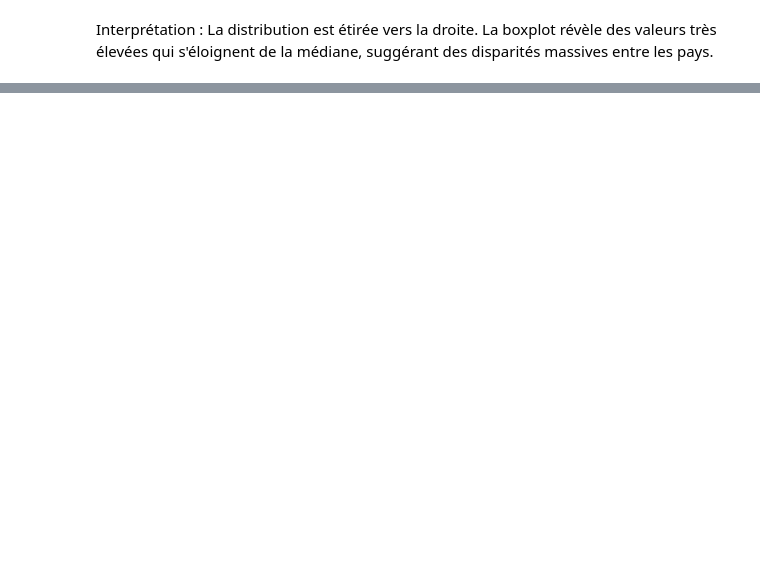
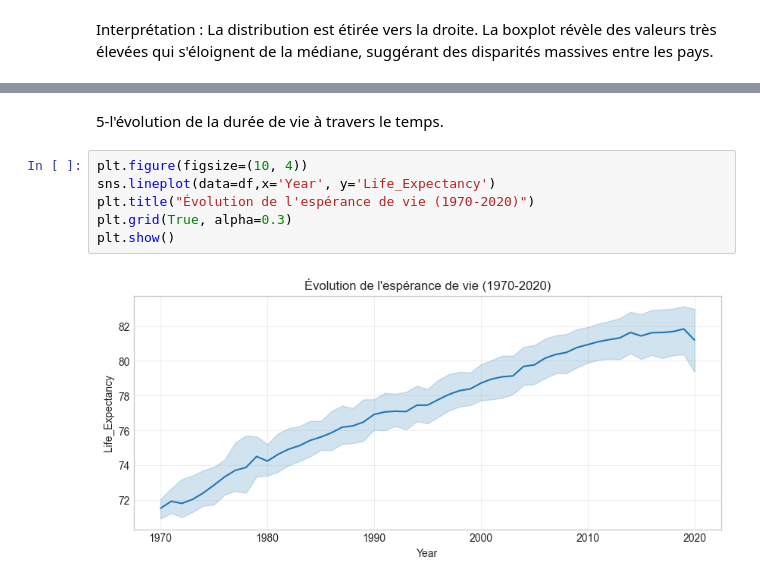
Before and after one commit to MostaphaMB/STATISTIQUES-APPLIQUEES-ET-ANALYSE-DE-DONNEES-DE-SANTE, a Jupyter notebook: Statistiques Appliquées et Analyse de Données de Santé.ipynb, the cells around one changed output, grey strips where cells are left out. Cells and saved outputs as stored; diff of their text form; blank space fills up the shorter version.

```diff
--- a/Statistiques Appliquées et Analyse de Données de Santé.ipynb
+++ b/Statistiques Appliquées et Analyse de Données de Santé.ipynb
@@ -136,0 +153,10 @@ Interprétation : La distribution est étirée vers la droite. La boxplot révè
+# %% [markdown]
+5-l'évolution de la durée de vie à travers le temps.
+# %%
+plt.figure(figsize=(10, 4))
+sns.lineplot(data=df,x='Year', y='Life_Expectancy')
+plt.title("Évolution de l'espérance de vie (1970-2020)")
+plt.grid(True, alpha=0.3)
+plt.show()
+# %% [output]
+[figure, added]
```
Also changed, not shown: parts of 17 cells of this notebook.
